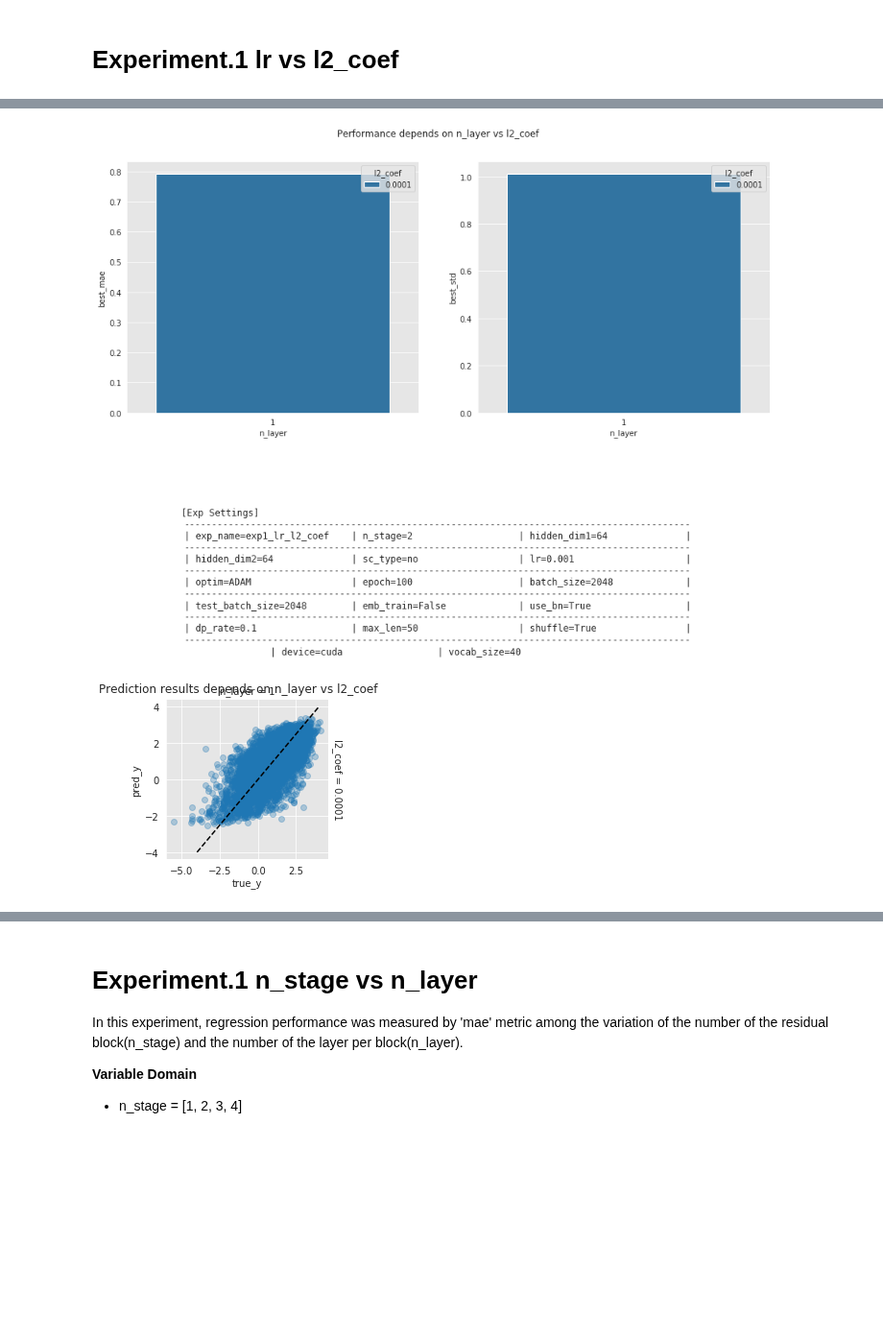
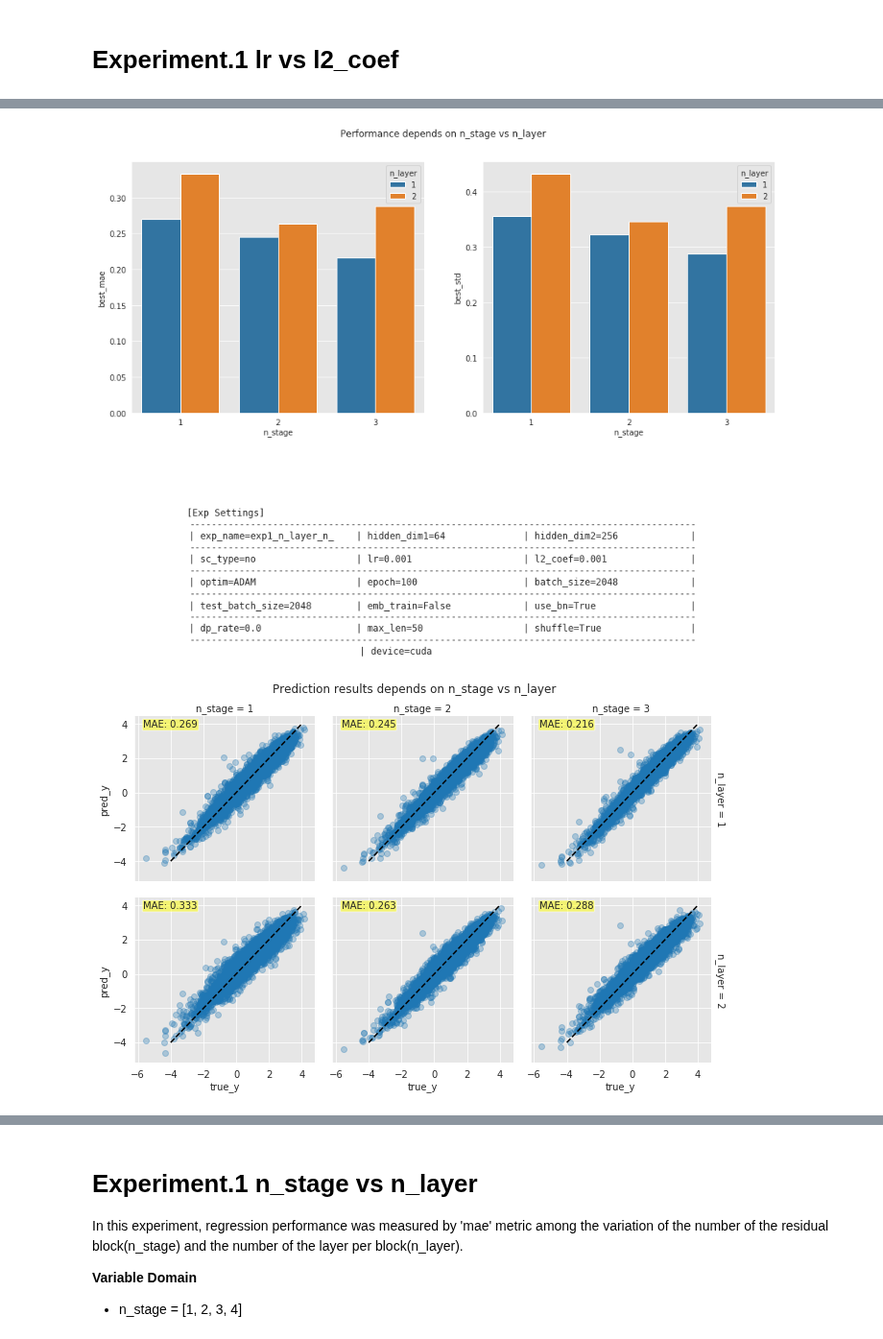
Before and after one commit to heartcored98/CH485_AI_Chemistry, a Jupyter notebook: Practice5_logP_GCN/Assignment5_logP_GCN.ipynb, the cells around one changed output, grey strips where cells are left out. Shown at 96% size. Saved outputs shown, nothing was run; the diff lists cells and outputs as text; code cells hidden in the pictures; blank space fills up the shorter version.

Commit message:
Success GCN training. Update visualization function. Add MAE text score

```diff
--- a/Practice5_logP_GCN/Assignment5_logP_GCN.ipynb
+++ b/Practice5_logP_GCN/Assignment5_logP_GCN.ipynb
@@ -382,23 +383,44 @@ for var1 in list_var1:
+# %%
+exp_name = 'exp1_n_layer_n_stage'
+args = parser.parse_args("")
+args.exp_name = exp_name
+args.n_layer = 1
+args.n_stage = 1
+args.hidden_dim1 = 64
+args.hidden_dim2 = 256
+args.sc_type = 'no'
+args.lr = 0.001
+args.l2_coef = 0.001
+args.optim = 'ADAM'
+args.epoch = 100
+args.batch_size= 2048
+args.test_batch_size= 2048
+args.emb_train = False
+args.use_bn = True
+args.dp_rate = 0.0
+args.max_len = 50
+args.shuffle = True
+args.device = 'cuda' if torch.cuda.is_available() else 'cpu'
 # %%
-results = writer.read(exp_name='exp1_lr_l2_coef')
-#results = results.loc[results['epoch']==50]
-variable1 = 'n_layer'
-variable2 = 'l2_coef'
+results = writer.read(exp_name='exp1_n_layer_n_stage')
+
+variable2 = 'n_layer'
+variable1 = 'n_stage'
 
 
 plot_performance(results, variable1, variable2, args,
                 'Performance depends on {} vs {}'.format(variable1, variable2),
                 'exp1_Performance {} vs {}'.format(variable1, variable2))
 
-plot_distribution(results, variable1, variable2, 'true_y', 'pred_y',
+plot_distribution(results, variable1, variable2, 'true_y', 'pred_y', 'best_mae',
                   'Prediction results depends on {} vs {}'.format(variable1, variable2),
                   'exp1_Prediction {} vs {}'.format(variable1, variable2), top=0.9)
 
 plot_loss(results, variable1, variable2, 'epoch', 'loss',
                   'Loss depends on {} vs {}'.format(variable1, variable2),
                   'exp1_Loss {} vs {}'.format(variable1, variable2), top=0.9)
 
 plt.show()
 # %% [output]
-[figure, old version]
+[figure, new version]
-[figure, old version]
+[figure, new version]
```
Also changed, not shown: parts of 8 cells of this notebook, 8 other files.
